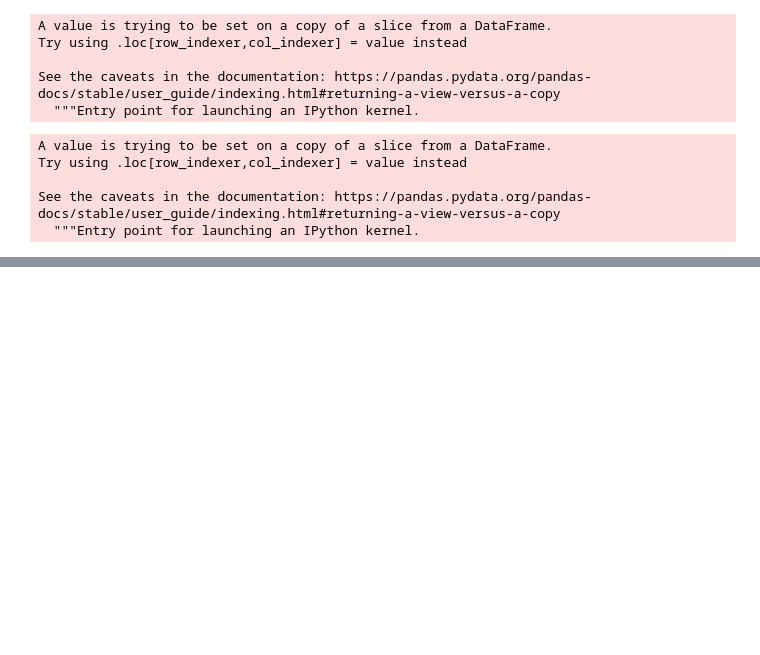
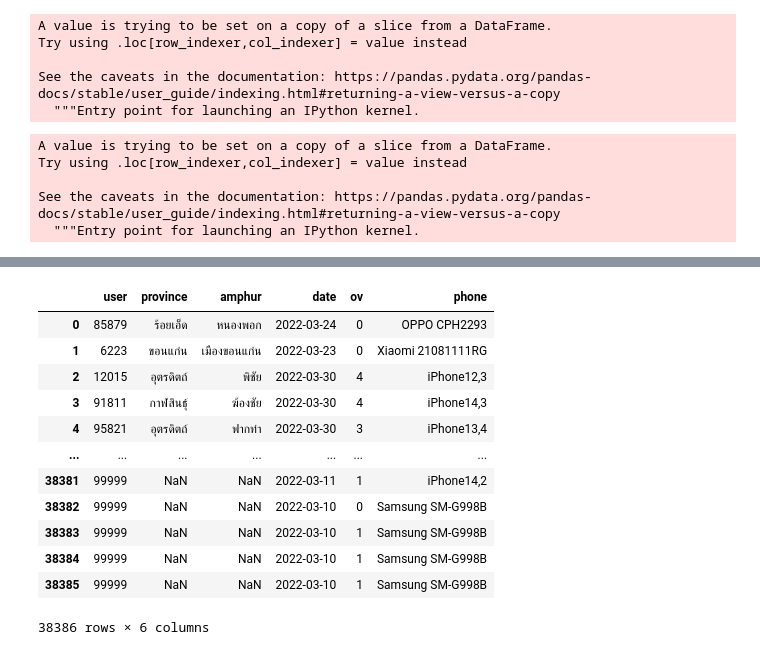
Before and after one commit to ThanikPimpiban/data_viz_2022, a Jupyter notebook: FinalExam.ipynb, the cells around one changed output, grey strips where cells are left out. Drawn from its saved outputs; the diff is of its cells as text; code cells hidden in the pictures; blank space fills up the shorter version.

```diff
--- a/FinalExam.ipynb
+++ b/FinalExam.ipynb
@@ -325,0 +466,17 @@ memory usage: 4.4+ MB
+# %%
+data_processing=df_merge[['user','province','amphur','date','ov','phone']]
+data_processing
+# %% [output]
+|  | user | province | amphur | date | ov | phone |
+| 0 | 85879 | ร้อยเอ็ด | หนองพอก | 2022-03-24 | 0 | OPPO CPH2293 |
+| 1 | 6223 | ขอนแก่น | เมืองขอนแก่น | 2022-03-23 | 0 | Xiaomi 21081111RG |
+| 2 | 12015 | อุตรดิตถ์ | พิชัย | 2022-03-30 | 4 | iPhone12,3 |
+| 3 | 91811 | กาฬสินธุ์ | ฆ้องชัย | 2022-03-30 | 4 | iPhone14,3 |
+| 4 | 95821 | อุตรดิตถ์ | ฟากท่า | 2022-03-30 | 3 | iPhone13,4 |
+| ... | ... | ... | ... | ... | ... | ... |
+| 38381 | 99999 | NaN | NaN | 2022-03-11 | 1 | iPhone14,2 |
+| 38382 | 99999 | NaN | NaN | 2022-03-10 | 0 | Samsung SM-G998B |
+| 38383 | 99999 | NaN | NaN | 2022-03-10 | 1 | Samsung SM-G998B |
+| 38384 | 99999 | NaN | NaN | 2022-03-10 | 1 | Samsung SM-G998B |
+| 38385 | 99999 | NaN | NaN | 2022-03-10 | 1 | Samsung SM-G998B |
+38386 rows × 6 columns
```
Also changed, not shown: parts of 17 cells of this notebook.
